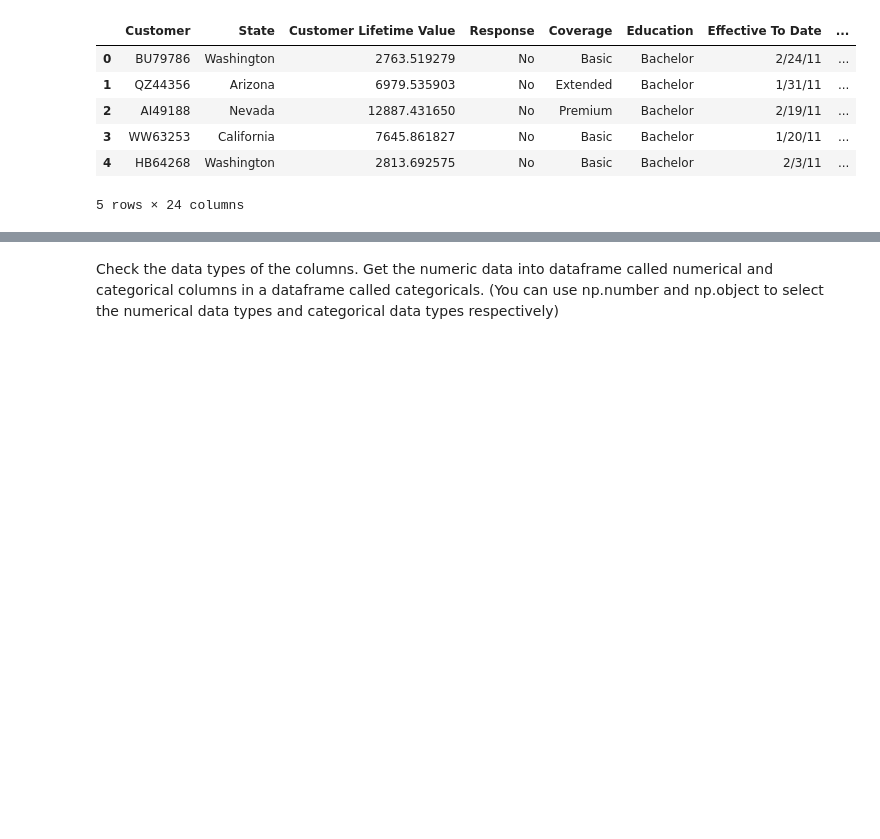
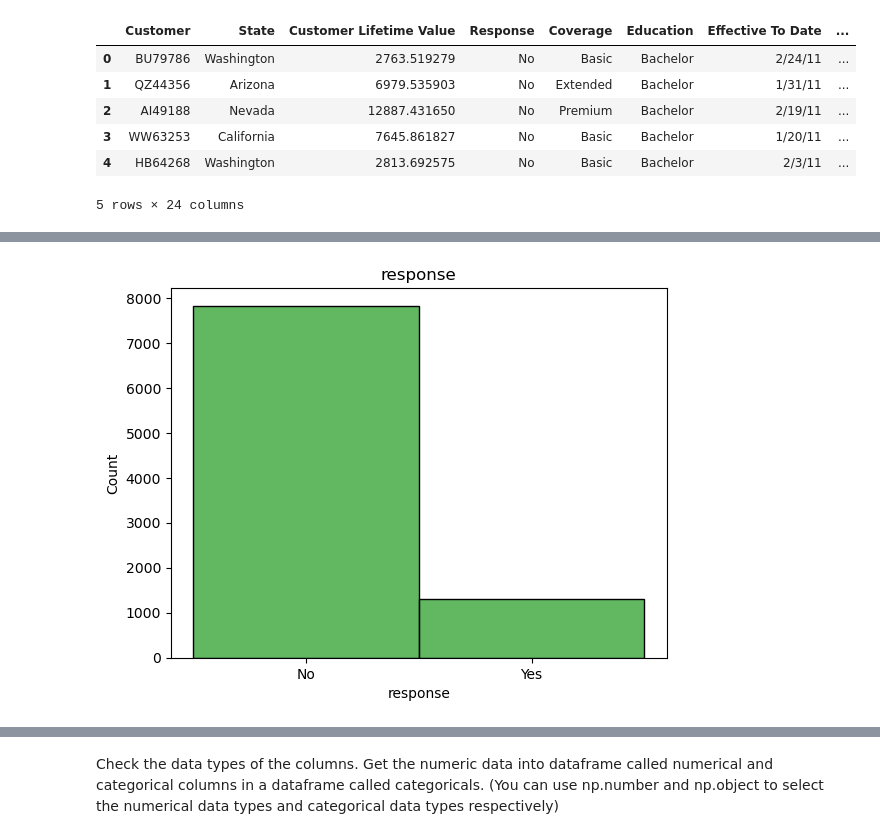
Before and after one commit to JCabral88/Lab-Customer-Analysis-Round-4, a Jupyter notebook: lab-customer-analysis-round-4-RESOLVED.ipynb, the cells around one changed output, grey strips where cells are left out. Cells and saved outputs as stored; diff of their text form; code cells hidden in the pictures; blank space fills up the shorter version.

```diff
--- a/lab-customer-analysis-round-4-RESOLVED.ipynb
+++ b/lab-customer-analysis-round-4-RESOLVED.ipynb
@@ -5,7 +6,7 @@ import matplotlib.pyplot as plt
 import seaborn as sns
 %matplotlib inline
 # %%
-data = pd.read_csv('C:/Users/JC88Main/Day4/Lab4/lab-customer-analysis-round-4-master/files_for_lab/csv_files/marketing_customer_analysis.csv')
+data = pd.read_csv("C:/Users/joaoc/Ironhack_exercises/files_for_lab_4/csv_files/marketing_customer_analysis.csv")
 data.head()
 # %% [output]
 |  | Customer | State | Customer Lifetime Value | Response | Coverage | Education | Effective To Date | ... |
@@ -17,0 +103,7 @@ data.head()
+# %%
+fig, ax = plt.subplots()
+ax = sns.histplot(data.response, color='tab:green')
+plt.title('response')
+plt.show()
+# %% [output]
+[figure, added]
```
Also changed, not shown: parts of 33 cells of this notebook, 4 other files.
